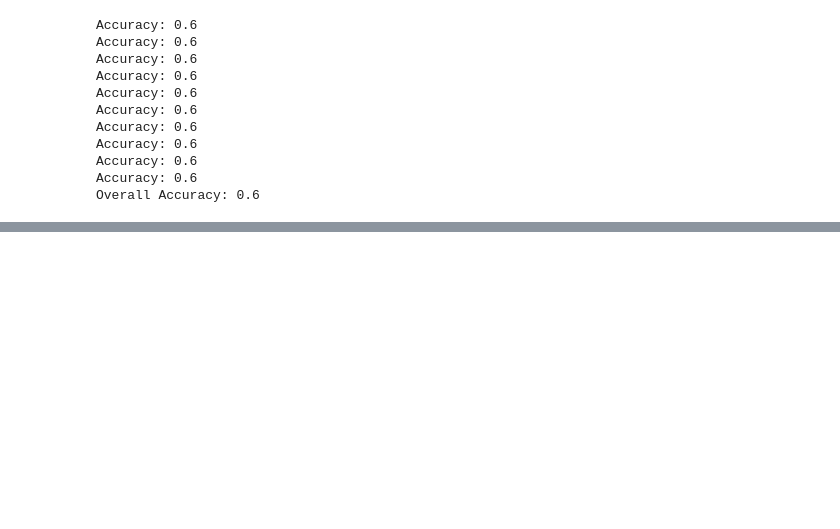
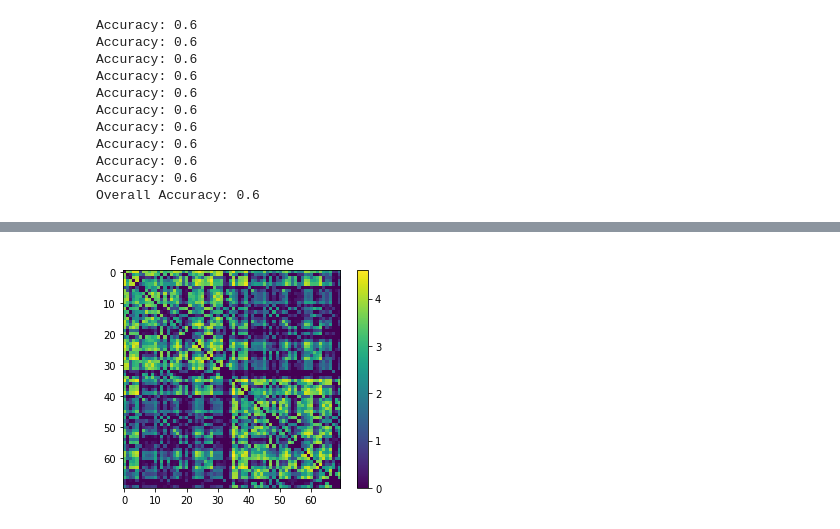
Before and after one commit to wrgr/intersession2018, a Jupyter notebook: projects/graphexplorer/submissions/LimBuMiao_GraphAnalysisSubmission/graph-explorer.ipynb, the cells around one changed output, grey strips where cells are left out. Drawn from its saved outputs; the diff is of its cells as text; code cells hidden in the pictures; blank space fills up the shorter version.

Commit message:
More updates (male female graph)

```diff
--- a/projects/graphexplorer/submissions/LimBuMiao_GraphAnalysisSubmission/graph-explorer.ipynb
+++ b/projects/graphexplorer/submissions/LimBuMiao_GraphAnalysisSubmission/graph-explorer.ipynb
@@ -277,0 +320,9 @@ plt.show()
+# %%
+#CELL 10
+plt.imshow(np.log10(female_matrix+1))
+plt.colorbar()
+plt.title('Female Connectome')
+plt.show()
+#print(female_matrix)
+# %% [output]
+[figure, added]
```
Also changed, not shown: parts of 11 cells of this notebook.
